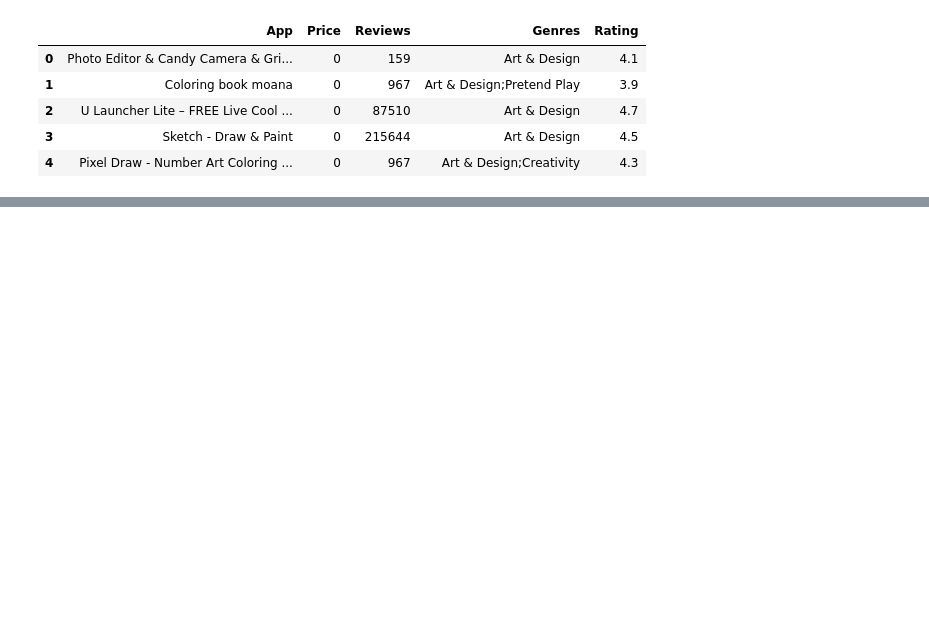
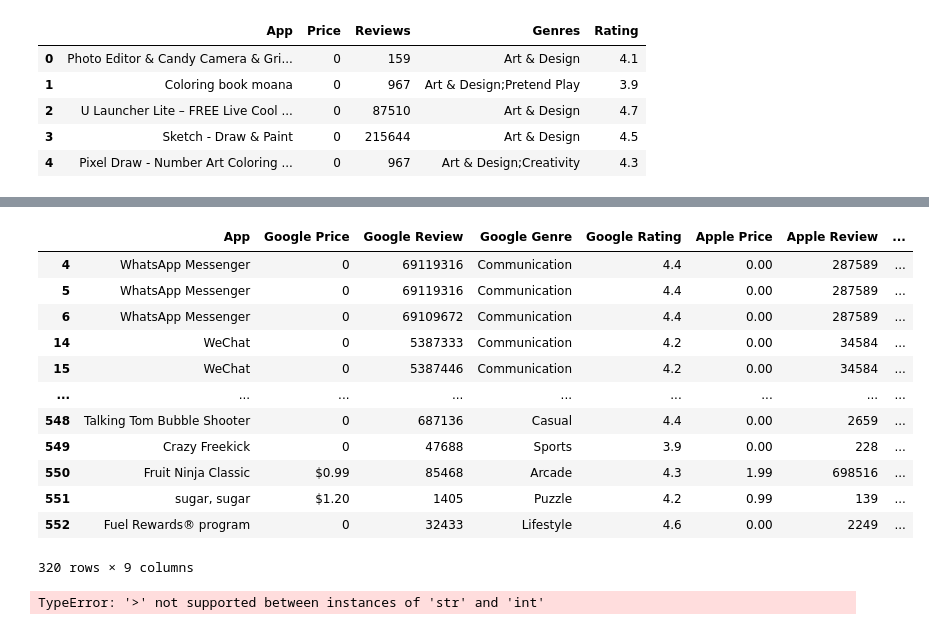
Before and after one commit to arcebri1/ETL-Project, a Jupyter notebook: Apple vs Google Play Apps.ipynb, the cells around one changed output, grey strips where cells are left out. Cells and saved outputs as stored; diff of their text form; code cells hidden in the pictures; blank space fills up the shorter version.

```diff
--- a/Apple vs Google Play Apps.ipynb
+++ b/Apple vs Google Play Apps.ipynb
@@ -59,0 +119,22 @@ new_google_df.head()
+# %%
+rating_apple_df = new_df.loc[new_df["Apple Rating"] > 4, :]
+rating_apple_df
+# %% [output]
+|  | App | Google Price | Google Review | Google Genre | Google Rating | Apple Price | Apple Review | ... |
+| 4 | WhatsApp Messenger | 0 | 69119316 | Communication | 4.4 | 0.00 | 287589 | ... |
+| 5 | WhatsApp Messenger | 0 | 69119316 | Communication | 4.4 | 0.00 | 287589 | ... |
+| 6 | WhatsApp Messenger | 0 | 69109672 | Communication | 4.4 | 0.00 | 287589 | ... |
+| 14 | WeChat | 0 | 5387333 | Communication | 4.2 | 0.00 | 34584 | ... |
+| 15 | WeChat | 0 | 5387446 | Communication | 4.2 | 0.00 | 34584 | ... |
+| ... | ... | ... | ... | ... | ... | ... | ... | ... |
+| 548 | Talking Tom Bubble Shooter | 0 | 687136 | Casual | 4.4 | 0.00 | 2659 | ... |
+| 549 | Crazy Freekick | 0 | 47688 | Sports | 3.9 | 0.00 | 228 | ... |
+| 550 | Fruit Ninja Classic | $0.99 | 85468 | Arcade | 4.3 | 1.99 | 698516 | ... |
+| 551 | sugar, sugar | $1.20 | 1405 | Puzzle | 4.2 | 0.99 | 139 | ... |
+| 552 | Fuel Rewards® program | 0 | 32433 | Lifestyle | 4.6 | 0.00 | 2249 | ... |
+320 rows × 9 columns
+# %%
+free_google_df = new_df.loc[new_df["Google Price"] > 1, :]
+free_google_df
+# %% [output]
+TypeError: '>' not supported between instances of 'str' and 'int'
```
Also changed, not shown: parts of 5 cells of this notebook.
